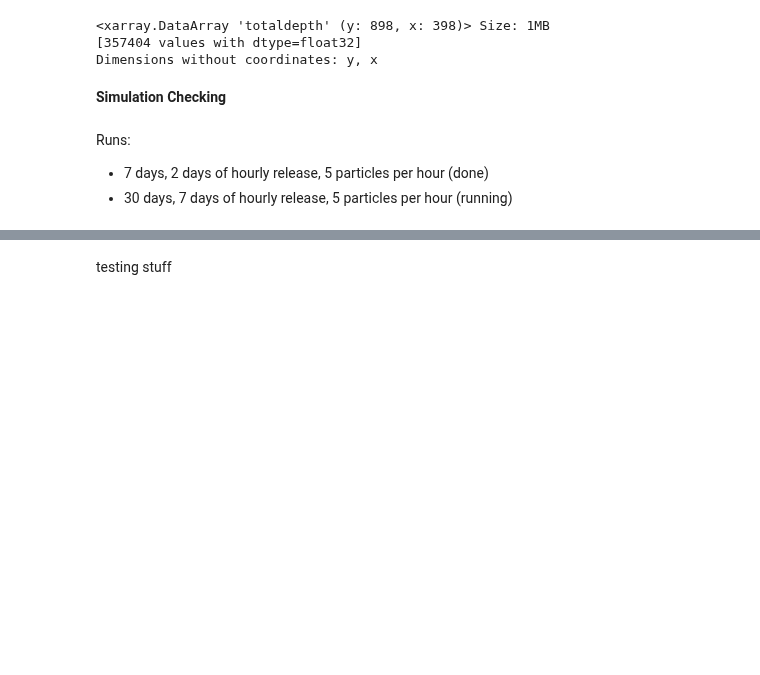
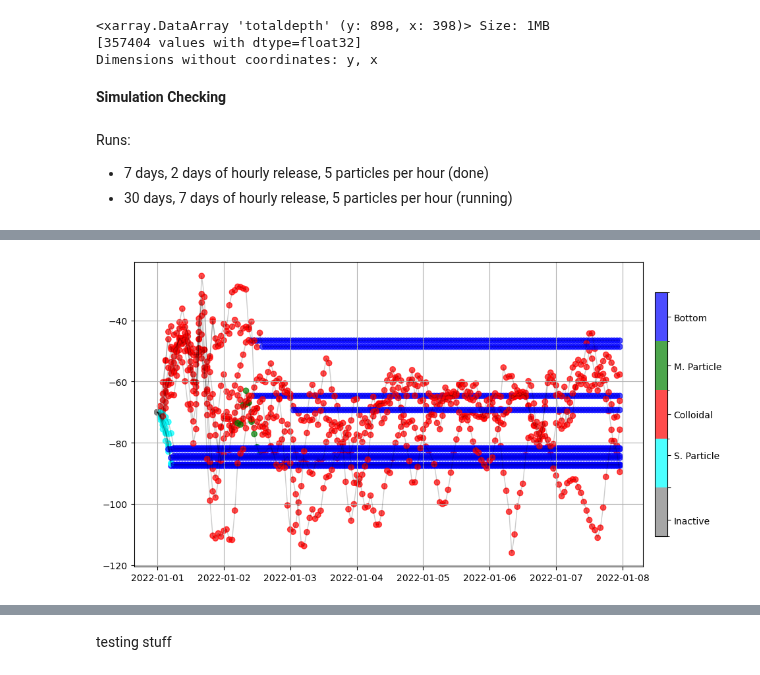
Before and after one commit to SalishSeaCast/analysis-vicente, a Jupyter notebook: Ocean_Parcels/drafts/PBDE_runs/test_params/Analysis.ipynb, the cells around one changed output, grey strips where cells are left out. Drawn from its saved outputs; the diff is of its cells as text; code cells hidden in the pictures; blank space fills up the shorter version.

```diff
--- a/Ocean_Parcels/drafts/PBDE_runs/test_params/Analysis.ipynb
+++ b/Ocean_Parcels/drafts/PBDE_runs/test_params/Analysis.ipynb
@@ -40,3 +40,20 @@ path = {'NEMO': '/results2/SalishSea/nowcast-green.202111/',
 coords = xr.open_dataset(path['coords'], decode_times=False)
 mask = xr.open_dataset(path['mask'])
 bathy = xr.open_dataset(path['bat'])
+# %%
+clat = [49.195045]
+clon = [-123.301956]
+z = 70 # 70 m depth
+#
+n_hourly = int(5) # amount of particles released every hour through the day
+#
+release_interval = timedelta(hours=1)
+total_release_duration = timedelta(days=1)
+#
+release_times = [datetime(2022,1,1) + i * release_interval for i in range(int(total_release_duration / release_interval))]
+num_releases = len(release_times)
+#
+lon = [clon[0]] * num_releases * n_hourly
+lat = [clat[0]] * num_releases * n_hourly
+depth = [z] * num_releases * n_hourly
+time = [release_time for release_time in release_times for _ in range(n_hourly)]
@@ -55,7 +92,7 @@ Runs:
 # %%
 #file_name = '/home/vvalenzuela/MOAD/Ocean_Parcels/results/Test_runs/Test_hourly_V2/PBDEs_run_for_11_days_5_hourly_particles_20220101_1n_20220112_1n.zarr'
 #file_name = '/home/vvalenzuela/MOAD/Ocean_Parcels/results/Test_runs/Test_hourly_V2/PBDEs_run_for_44_days_5_hourly_particles_20220101_1n_20220214_1n.zarr'
-file_name = '/home/vvalenzuela/MOAD/Ocean_Parcels/results/Test_runs/Test_hourly_V2/PBDEs_run_for_8_days_10_hourly_particles_36000_min_R_interval20220101_1n_20220109_1n.zarr'
+file_name = '/home/vvalenzuela/MOAD/Ocean_Parcels/results/Test_runs/Test_hourly_V2/PBDEs_run_for_8_days_20_hourly_particles20220101_1n_20220109_1n.zarr'
 #file_name = '/home/vvalenzuela/MOAD/Ocean_Parcels/results/Test_runs/Test_hourly_V2/PBDEs_run_for_3_days_5_hourly_particles_20220101_1n_20220104_1n.zarr'
 data = xr.open_zarr(file_name, decode_times=True)
 depth = data.z/data.fact
@@ -86,0 +159,29 @@ np.unique(data.status[:, 6], return_counts=True)
+# %%
+import matplotlib.pyplot as plt
+from matplotlib.colors import ListedColormap, BoundaryNorm
+#
+status_values = [-1, 1, 2, 3, 4]
+colors = ['gray', 'cyan', 'red', 'green', 'blue']
+#
+cmap = ListedColormap(colors)
+bounds = [-1.5, 0, 1.5, 2.5, 3.5, 4.5]
+norm = BoundaryNorm(bounds, cmap.N)
+#
+fig, ax = plt.subplots(figsize=(12, 6))
+jj = 24*7
+for ii in range(15):
+    y = data.z[ii, :jj]
+    x = data.time[ii, :jj]
+    z = data.status[ii, :jj]
+    ax.plot(x, -y, '-k', alpha=.2, linewidth=1)
+    s = ax.scatter(x, -y, c=z, cmap=cmap, norm=norm, alpha = .7)
+#
+ax.grid()
+#
+cbar = fig.colorbar(s, ax=ax, orientation='vertical', pad=0.02, shrink=0.8,
+                    ticks=[-1, 0, 1, 2, 3, 4])
+cbar.ax.set_yticklabels(['Inactive','','S. Particle', 'Colloidal', 'M. Particle', 'Bottom'])
+#
+plt.show()
+# %% [output]
+[figure, added]
```
Also changed, not shown: parts of 12 cells of this notebook, 7 other files.
